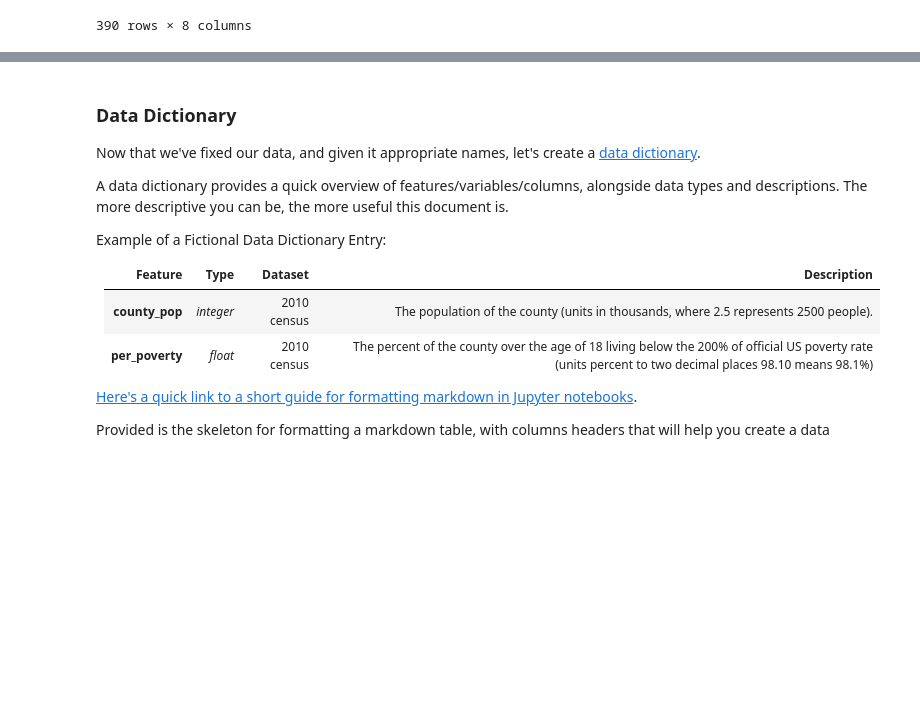
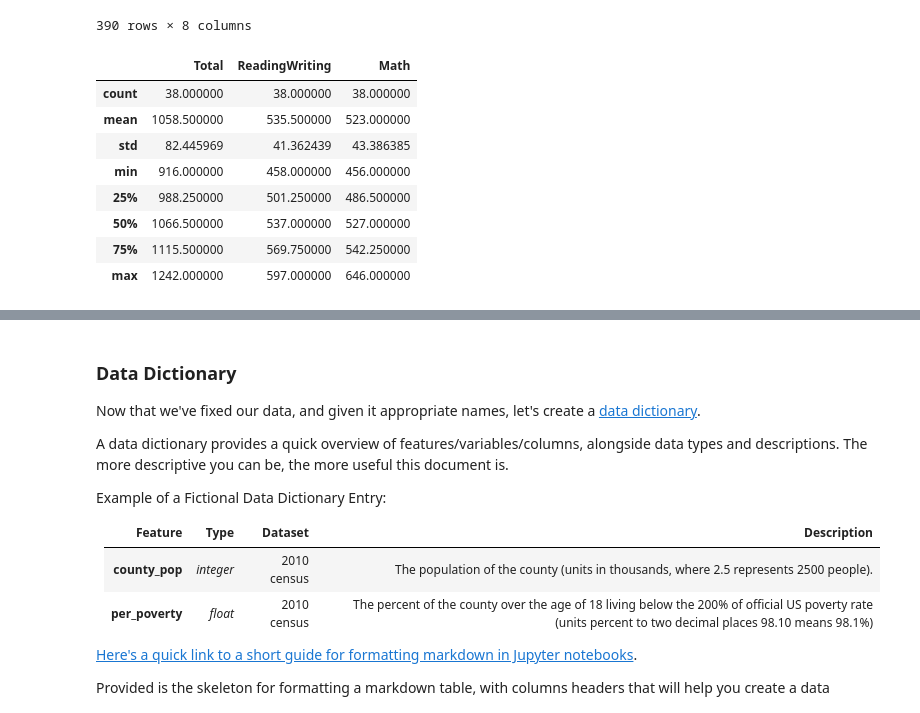
Before and after one commit to khbk/Standardized-Test-Analysis, a Jupyter notebook: code/starter-code.ipynb, the cells around one changed output, grey strips where cells are left out. Saved outputs shown, nothing was run; the diff lists cells and outputs as text; code cells hidden in the pictures; blank space fills up the shorter version.

```diff
--- a/code/starter-code.ipynb
+++ b/code/starter-code.ipynb
@@ -264,3 +264,15 @@ ra.dropna()
 | 388 | Queens University of Charlotte | Yes | All / Permanent Policy | Queens University of Charlotte of... | 2319 | 96.2% | ... |
 | 389 | Western Kentucky | Yes* | All / Permanent Policy | WKU offers a test optional policy... | 8245 | 97.3% | ... |
 390 rows × 8 columns
+# %%
+icm.describe()
+# %% [output]
+|  | Total | ReadingWriting | Math |
+| count | 38.000000 | 38.000000 | 38.000000 |
+| mean | 1058.500000 | 535.500000 | 523.000000 |
+| std | 82.445969 | 41.362439 | 43.386385 |
+| min | 916.000000 | 458.000000 | 456.000000 |
+| 25% | 988.250000 | 501.250000 | 486.500000 |
+| 50% | 1066.500000 | 537.000000 | 527.000000 |
+| 75% | 1115.500000 | 569.750000 | 542.250000 |
+| max | 1242.000000 | 597.000000 | 646.000000 |
```
Also changed, not shown: parts of 1 cell of this notebook.
